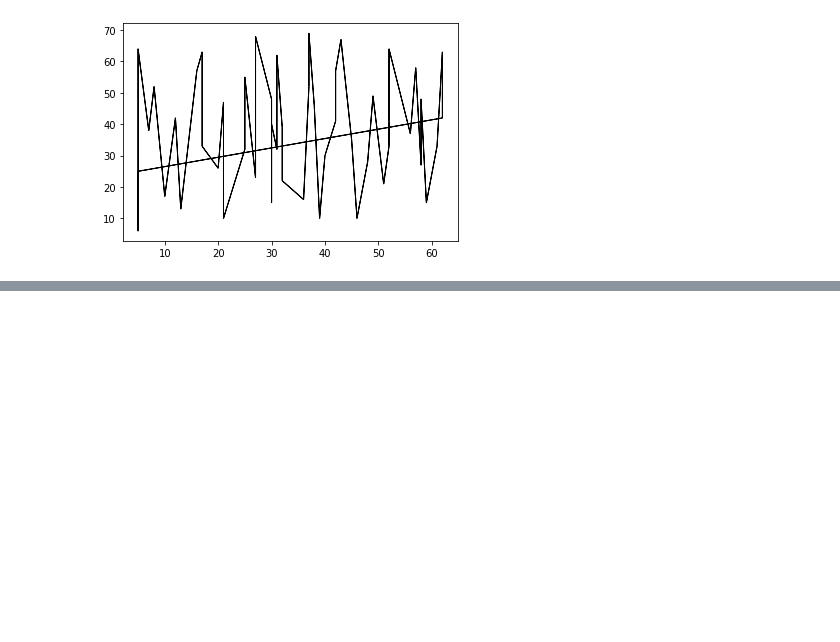
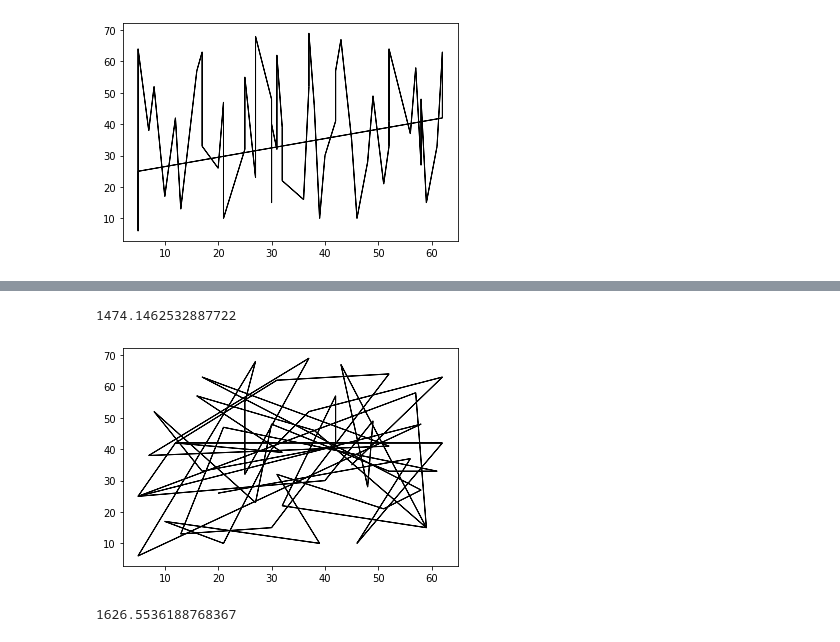
Before and after one commit to Caesar-blip/stochsim_assignment3, a Jupyter notebook: assignment3.ipynb, the cells around one changed output, grey strips where cells are left out. Saved outputs shown, nothing was run; the diff lists cells and outputs as text; code cells hidden in the pictures; blank space fills up the shorter version.

Commit message:
bad solution, probably need a better elementary edit

```diff
--- a/assignment3.ipynb
+++ b/assignment3.ipynb
@@ -46,11 +47,13 @@ plot_solution(solution, df)
 # %% [output]
 [figure]
 # %%
-# brute force
+# brute force, very bad
+i = 0
 while True:
     random.shuffle(solution)
-    if total_distance(solution, df) < 1200:
+    if total_distance(solution, df) < 1200 or i > 100000:
         break
+    i += 1
 # %%
 plot_solution(solution, df)
 # %% [output]
@@ -57,0 +61,31 @@ plot_solution(solution, df)
+# %%
+total_distance(solution, df)
+# %% [output]
+1474.1462532887722
+# %%
+def sim_anneal(solution, df, K, stopK, alpha, ittol):
+    assert alpha < 1, "choose a smaller alpha"
+    all_dist = []
+    i = 0
+    while K > stopK and i < ittol:
+        # elementary edit, triangle swap for now
+        i1 = np.random.randint(len(solution)-1)
+        i2 = np.random.randint(len(solution)-1)
+        i3 = np.random.randint(len(solution)-1)
+        new_solution = solution
+        new_solution[i1], new_solution[i2], new_solution[i3] = new_solution[i2], new_solution[i3], new_solution[i1]
+
+        # decide whether to accept the new solution
+        if total_distance(new_solution, df) < total_distance(solution, df):
+            solution = new_solution
+        else:
+            # accept with probability depending on temperatur
+            if np.random.random() < math.exp((total_distance(new_solution, df)- total_distance(solution, df))/K):
+                solution = new_solution
+        # decrease temperature
+        all_dist.append(total_distance(solution, df))
+        K *= alpha
+        i += 1
+    return solution, all_dist
+# %%
+sol, all_dist = sim_anneal(solution, df, 10, 0.001, 0.99, 100000)
@@ -57,0 +94,8 @@ plot_solution(solution, df)
+# %%
+plot_solution(sol, df)
+# %% [output]
+[figure, added]
+# %%
+total_distance(sol, df)
+# %% [output]
+1626.5536188768367
```
Also changed, not shown: parts of 3 cells of this notebook.
